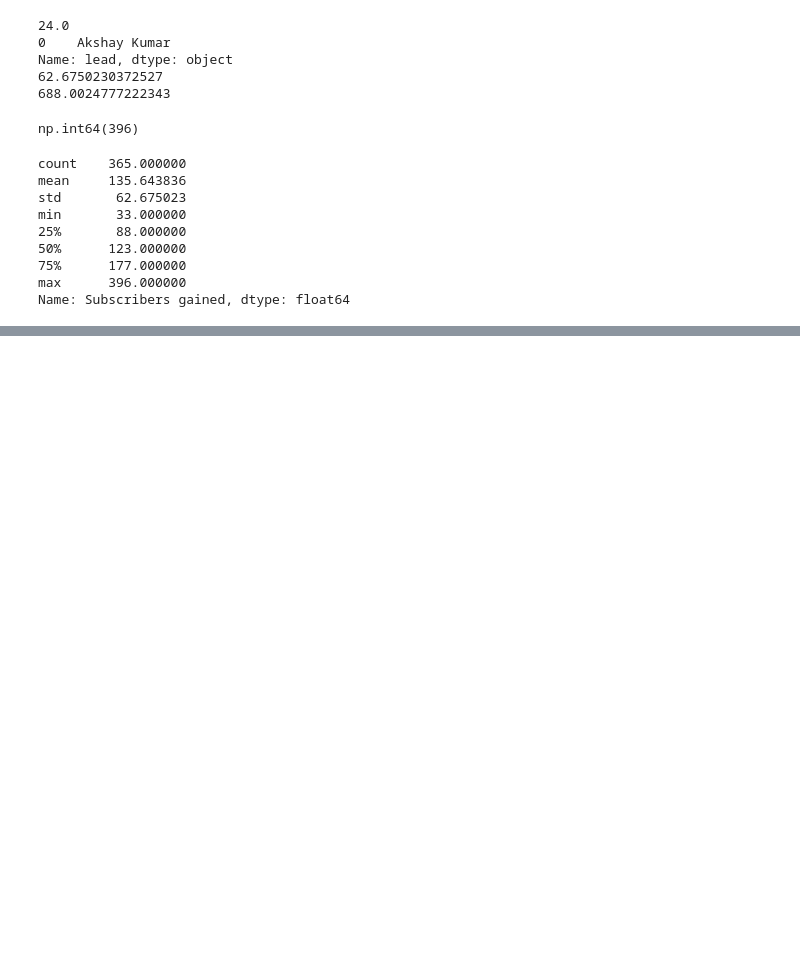
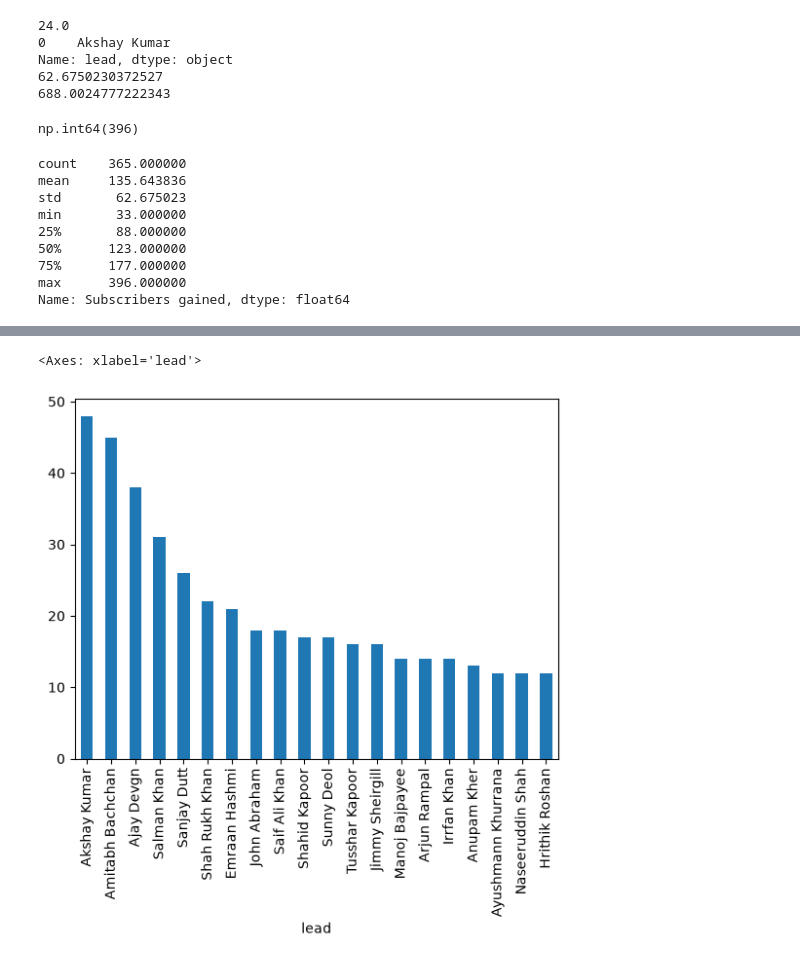
Before and after one commit to rabiuldiu30/Pandas-Series, a Jupyter notebook: pandas.ipynb, the cells around one changed output, grey strips where cells are left out. Drawn from its saved outputs; the diff is of its cells as text; code cells hidden in the pictures; blank space fills up the shorter version.

```diff
--- a/pandas.ipynb
+++ b/pandas.ipynb
@@ -323,0 +482,5 @@ Name: Subscribers gained, dtype: float64
+# %%
+movies.value_counts().head(20).plot(kind='bar')
+# %% [output]
+<Axes: xlabel='lead'>
+[figure, added]
```
Also changed, not shown: parts of 26 cells of this notebook.
